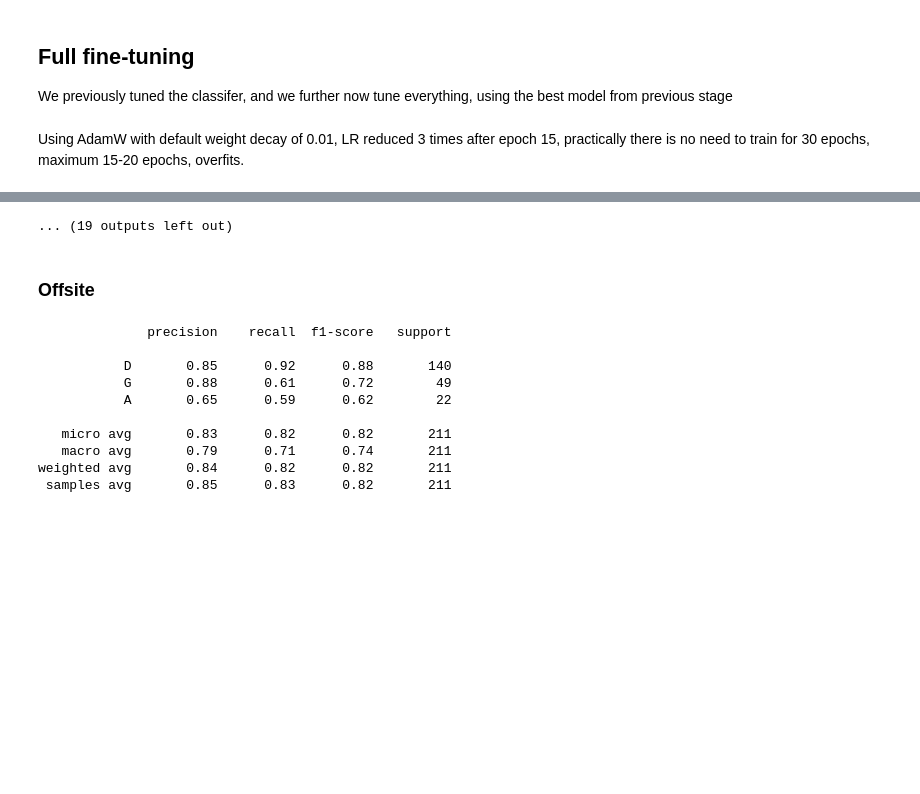
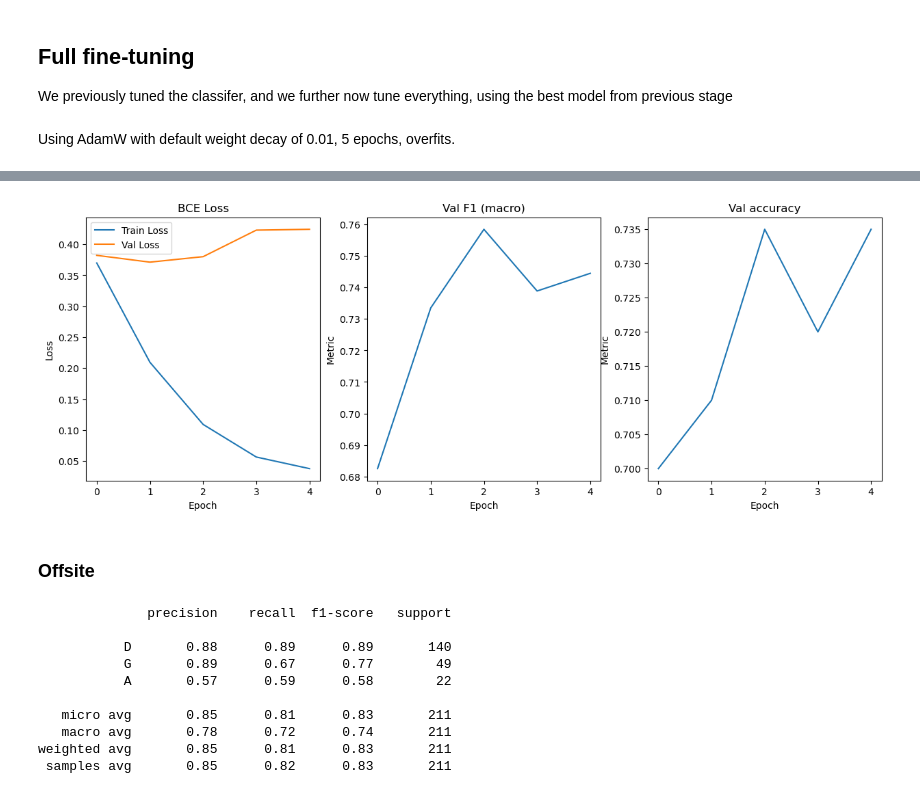
Before and after one commit to littlemicrowave/Multi-Retinal-Disease-Detection, a Jupyter notebook: bare_backbone_performance/res_net.ipynb, the cells around one changed output, grey strips where cells are left out. Cells and saved outputs as stored; diff of their text form; code cells hidden in the pictures; blank space fills up the shorter version.

```diff
--- a/bare_backbone_performance/res_net.ipynb
+++ b/bare_backbone_performance/res_net.ipynb
@@ -215,6 +215,7 @@ def train_model(model, train_data, eval_data, optimizer, criterion, epochs, step
         train_loss = train_loss / train_size
 
         model.eval()
+        preds = []
         with torch.no_grad():
             for (X, Y) in tqdm(val_loader, desc="Validation"):
                 if device == "cuda":
@@ -224,14 +225,15 @@ def train_model(model, train_data, eval_data, optimizer, criterion, epochs, step
                 loss = criterion(output, Y)
                 val_loss += loss.item() * X.size(0)
                 output = nn.functional.sigmoid(output)
-                val_accuracy += accuracy_score((output > 0.5).cpu().long().numpy(), Y.cpu().numpy())
-                val_f1 += f1_score((output > 0.5).cpu().long().numpy(), Y.cpu().numpy(),average='samples')
+                preds.extend((output > 0.5).cpu().long().numpy())
+
+        preds = np.stack(preds)
 
         val_loss = val_loss / eval_size
-        val_accuracy /= np.ceil(eval_size/BATCH)
-        val_f1 /= np.ceil(eval_size/BATCH)
+        val_accuracy = accuracy_score(eval_data.data[label_names].to_numpy(), preds)
+        val_f1 = f1_score(eval_data.data[label_names].to_numpy(), preds, average="macro")
 
-        print(f"Epoch: {i} - Train Loss: {train_loss:2f} - Val Loss: {val_loss:2f} - Val Accuracy: {val_accuracy:2f} - Val F1 (avg. samples): {val_f1:2f}")
+        print(f"Epoch: {i} - Train Loss: {train_loss:2f} - Val Loss: {val_loss:2f} - Val Accuracy: {val_accuracy:2f} - Val F1 (macro): {val_f1:2f}")
         train_losses.append(train_loss)
         val_losses.append(val_loss)
 
@@ -257,7 +259,7 @@ def train_model(model, train_data, eval_data, optimizer, criterion, epochs, step
     plt.title("BCE Loss")
     plt.subplot(1, 3, 2)
     plt.plot(x, f1)
-    plt.title("Val F1 (avg. samples)")
+    plt.title("Val F1 (macro)")
     plt.xlabel("Epoch")
     plt.ylabel("Metric")
     plt.subplot(1, 3, 3)
@@ -323,7 +324,7 @@ eval_model(model, onsite_test, "resnet_submission_classifier_tune.csv")
 
 We previously tuned the classifer, and we further now tune everything, using the best model from previous stage
 # %% [markdown]
-Using AdamW with default weight decay of 0.01, LR reduced 3 times after epoch 15, practically there is no need to train for 30 epochs, maximum 15-20 epochs, overfits.
+Using AdamW with default weight decay of 0.01, 5 epochs, overfits.
 # %%
 '''
 backbone_params = []
@@ -334,11 +335,11 @@ for name, param in model.named_parameters():
     else:
         fc_params.append(param)
 '''
+BATCH = 32
 for layer in model.parameters():
     layer.requires_grad = True
-
-optimizer = torch.optim.AdamW(model.parameters(), lr=1e-5) #default weight decay 0.01
+optimizer = torch.optim.AdamW(model.parameters(), lr=1e-4) #default weight decay 0.01
 criterion = nn.BCEWithLogitsLoss()
-scheduler = torch.optim.lr_scheduler.StepLR(optimizer,step_size=15, gamma=0.3)
-result = train_model(model, train, val, optimizer=optimizer, criterion=criterion, epochs=30, stepLR = scheduler, checkpoint_name="resnet.pt")
+#scheduler = torch.optim.lr_scheduler.CosineAnnealingLR(optimizer,T_max=25)
+result = train_model(model, train, val, optimizer=optimizer, criterion=criterion, epochs=5, stepLR = scheduler, checkpoint_name="resnet.pt")
 # %% [output]
@@ -365,19 +353,21 @@ Epoch: 11 - Train Loss: 0.157673 - Val Loss: 0.390297 - Val Accuracy: 0.633929 -
-... (19 outputs left out)
+[figure, added]
 # %% [markdown]
 ### Offsite
 # %%
+model = Classifier(backbone="resnet", dir = resnet_dir).to(device)
+model.load_state_dict(torch.load(checkpoints_dir + "resnet.pt"))
 eval_model(model, offsite_test, report= True)
 # %% [output]
               precision    recall  f1-score   support
 
-           D       0.85      0.92      0.88       140
-           G       0.88      0.61      0.72        49
-           A       0.65      0.59      0.62        22
+           D       0.88      0.89      0.89       140
+           G       0.89      0.67      0.77        49
+           A       0.57      0.59      0.58        22
 
-   micro avg       0.83      0.82      0.82       211
-   macro avg       0.79      0.71      0.74       211
-weighted avg       0.84      0.82      0.82       211
- samples avg       0.85      0.83      0.82       211
+   micro avg       0.85      0.81      0.83       211
+   macro avg       0.78      0.72      0.74       211
+weighted avg       0.85      0.81      0.83       211
+ samples avg       0.85      0.82      0.83       211
 # %% [markdown]
 ### Onsite test
 ![](resnet_classifier_full.png)
```
Also changed, not shown: parts of 4 cells of this notebook, 14 other files.
